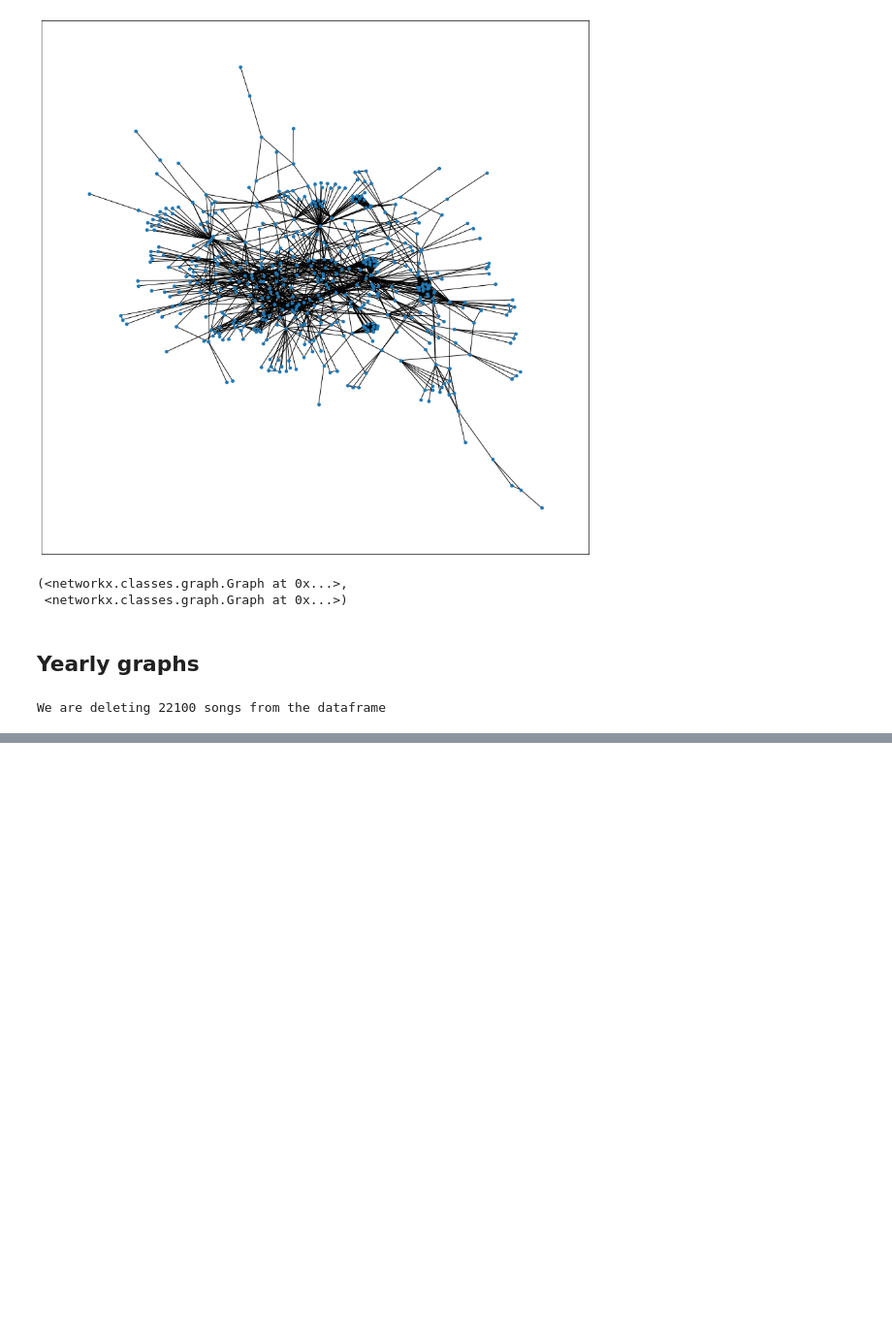
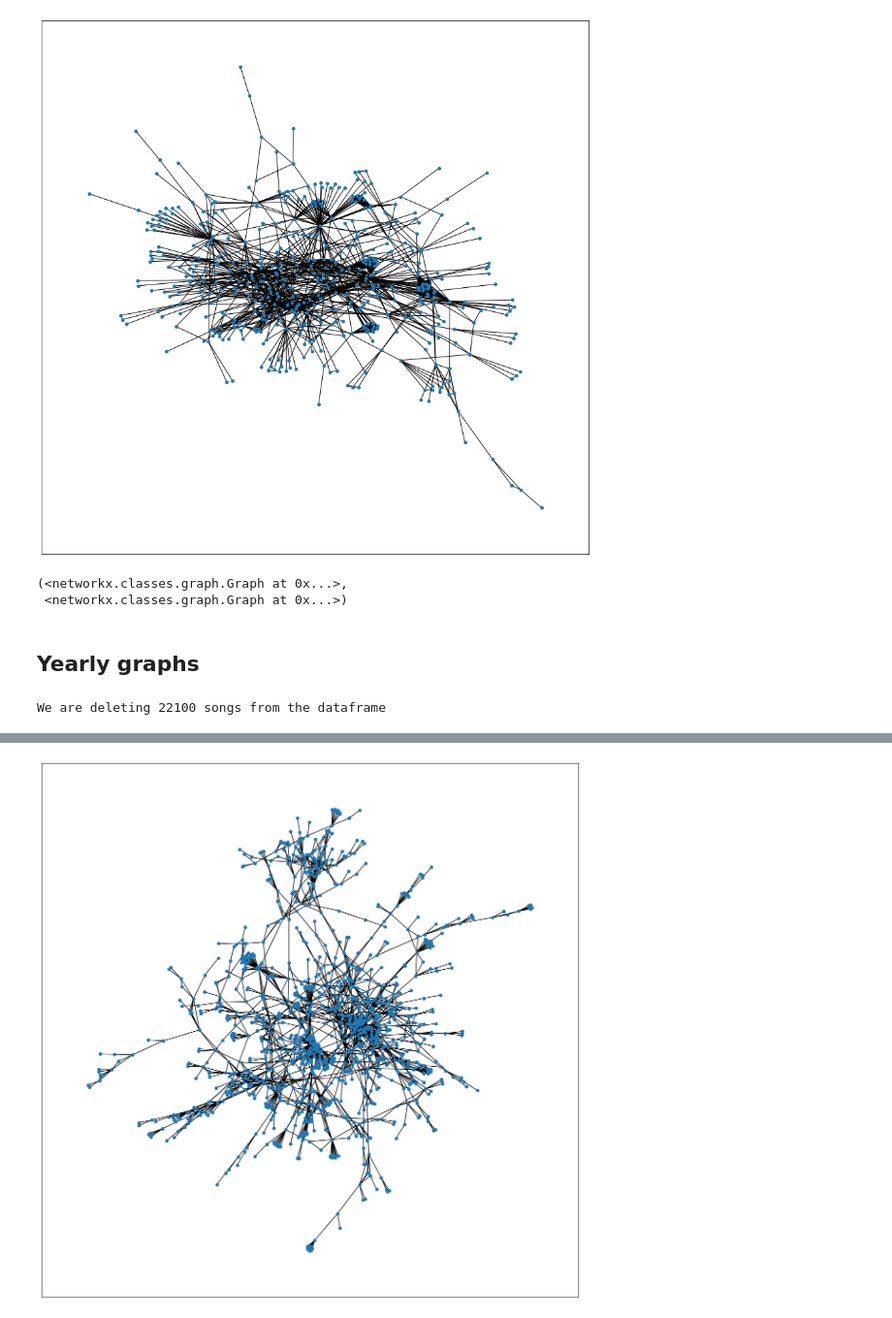
Before and after one commit to motmans-pj/MLNS-Spotify, a Jupyter notebook: Spotify_Oskar.ipynb, the cells around one changed output, grey strips where cells are left out. Shown at 97% size. Cells and saved outputs as stored; diff of their text form; code cells hidden in the pictures; blank space fills up the shorter version.

Commit message:
added yearly graph function to music_utils.py to be able to do temporal analysis

```diff
--- a/Spotify_Oskar.ipynb
+++ b/Spotify_Oskar.ipynb
@@ -179,0 +138,6 @@ songs_by_year[1999]
+# %%
+songs_by_year, largest_cc_year = get_largest_cc_by_year(spotify_600, DATA_PATH, read = True, yearly_dir_name="yearly_600k")
+# %%
+draw_graph(largest_cc_year[2018])
+# %% [output]
+[figure, added]
```
Also changed, not shown: parts of 6 cells of this notebook, 1 other file.
